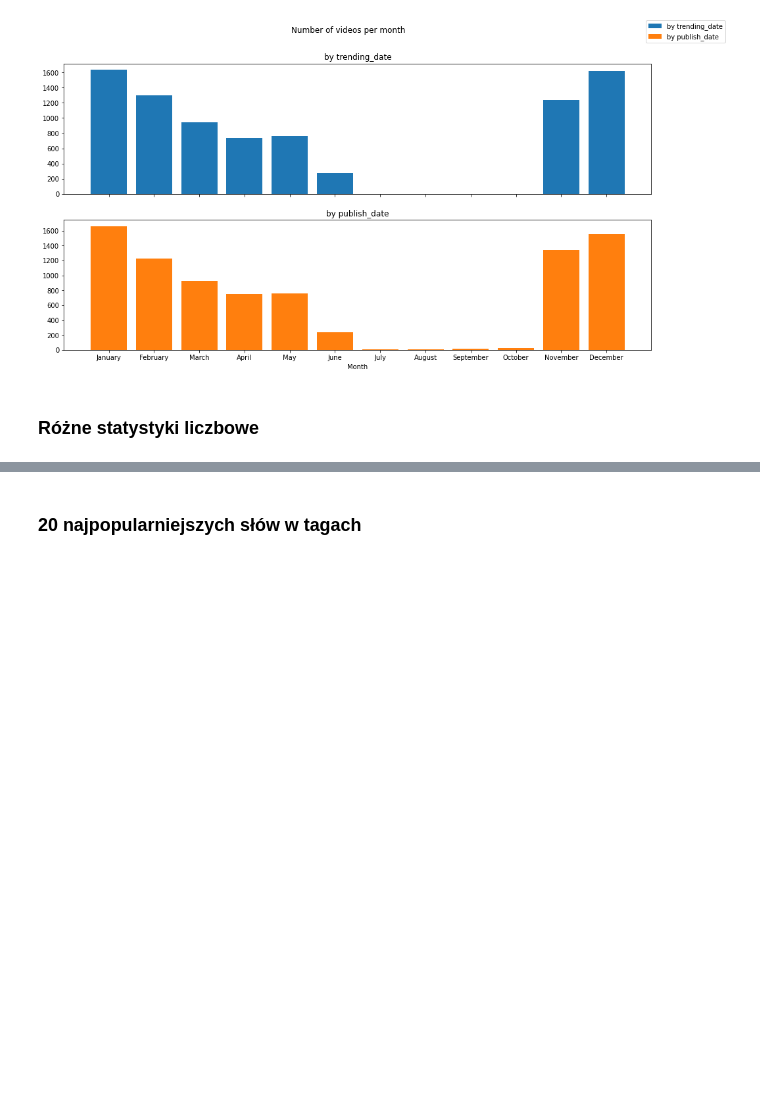
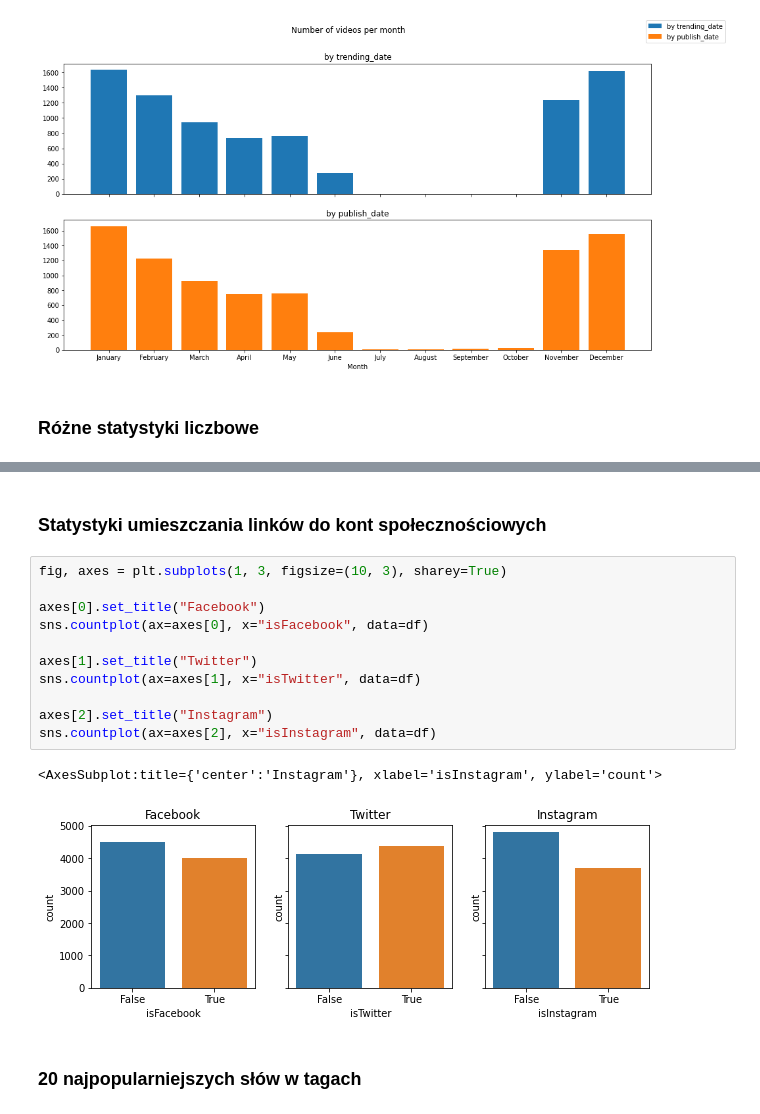
Before and after one commit to AdamKlejda/PED_YT, a Jupyter notebook: main.ipynb, the cells around one changed output, grey strips where cells are left out. Drawn from its saved outputs; the diff is of its cells as text; blank space fills up the shorter version.

```diff
--- a/main.ipynb
+++ b/main.ipynb
@@ -320,3 +307,19 @@ for i, row in enumerate(axes):
+# %% [markdown]
+### Statystyki umieszczania linków do kont społecznościowych
+# %%
+fig, axes = plt.subplots(1, 3, figsize=(10, 3), sharey=True)
+
+axes[0].set_title("Facebook")
+sns.countplot(ax=axes[0], x="isFacebook", data=df)
+
+axes[1].set_title("Twitter")
+sns.countplot(ax=axes[1], x="isTwitter", data=df)
+
+axes[2].set_title("Instagram")
+sns.countplot(ax=axes[2], x="isInstagram", data=df)
+# %% [output]
+<AxesSubplot:title={'center':'Instagram'}, xlabel='isInstagram', ylabel='count'>
+[figure, added]
 # %% [markdown]
 ### 20 najpopularniejszych słów w tagach
 # %%
```
Also changed, not shown: parts of 16 cells of this notebook, 1 other file.
